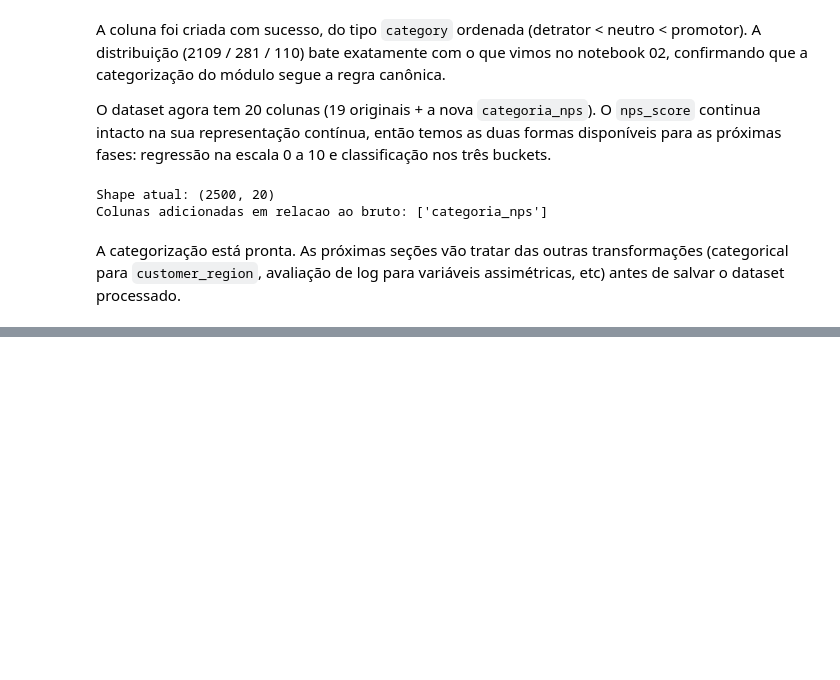
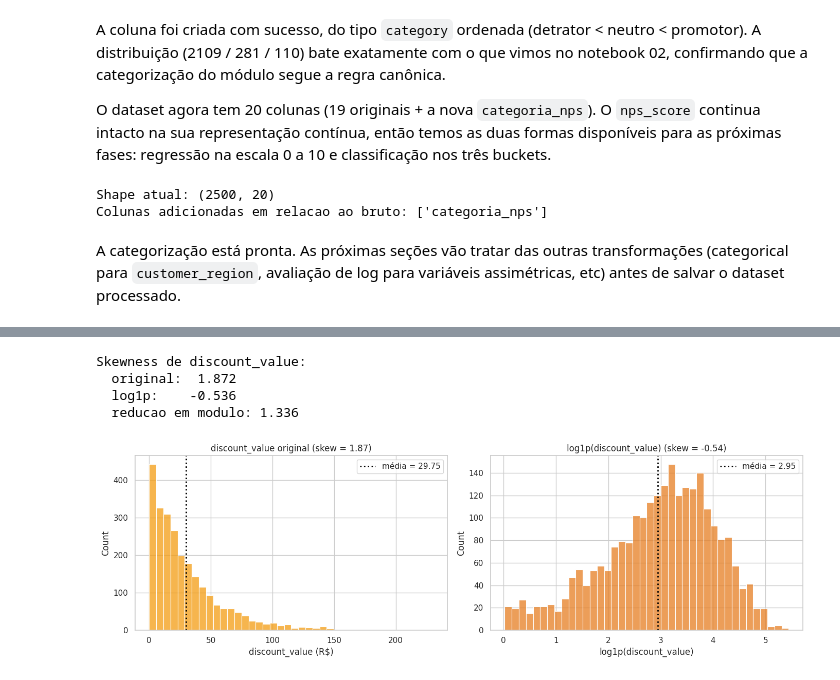
Before and after one commit to guillecosme/fiap-ai-scientist-tech-challange-fase-01, a Jupyter notebook: notebooks/03_data_preparation.ipynb, the cells around one changed output, grey strips where cells are left out. Cells and saved outputs as stored; diff of their text form; code cells hidden in the pictures; blank space fills up the shorter version.

```diff
--- a/notebooks/03_data_preparation.ipynb
+++ b/notebooks/03_data_preparation.ipynb
@@ -138,0 +250,38 @@ A categorização está pronta. As próximas seções vão tratar das outras tra
+# %%
+# Compara discount_value original vs log1p
+serie_orig = dados["discount_value"]
+serie_log = np.log1p(serie_orig)
+
+skew_orig = serie_orig.skew()
+skew_log = serie_log.skew()
+
+print(f"Skewness de discount_value:")
+print(f"  original: {skew_orig:>6.3f}")
+print(f"  log1p:    {skew_log:>6.3f}")
+print(f"  reducao em modulo: {abs(skew_orig) - abs(skew_log):.3f}")
+
+fig, eixos = plt.subplots(1, 2, figsize=(14, 4.5))
+
+sns.histplot(serie_orig, bins=40, ax=eixos[0], color="#f39c12", edgecolor="white")
+media_orig = serie_orig.mean()
+eixos[0].axvline(media_orig, color="black", linestyle=":", linewidth=2, label=f"média = {media_orig:.2f}")
+eixos[0].set_title(f"discount_value original (skew = {skew_orig:.2f})")
+eixos[0].set_xlabel("discount_value (R$)")
+eixos[0].legend()
+
+sns.histplot(serie_log, bins=40, ax=eixos[1], color="#e67e22", edgecolor="white")
+media_log = serie_log.mean()
+eixos[1].axvline(media_log, color="black", linestyle=":", linewidth=2, label=f"média = {media_log:.2f}")
+eixos[1].set_title(f"log1p(discount_value) (skew = {skew_log:.2f})")
+eixos[1].set_xlabel("log1p(discount_value)")
+eixos[1].legend()
+
+fig.tight_layout()
+fig.savefig(PASTA_FIGURAS / "3_4_log_discount_value.png", dpi=120, bbox_inches="tight")
+plt.show()
+# %% [output]
+Skewness de discount_value:
+  original:  1.872
+  log1p:    -0.536
+  reducao em modulo: 1.336
+[figure, added]
```
Also changed, not shown: parts of 16 cells of this notebook, 2 other files.
